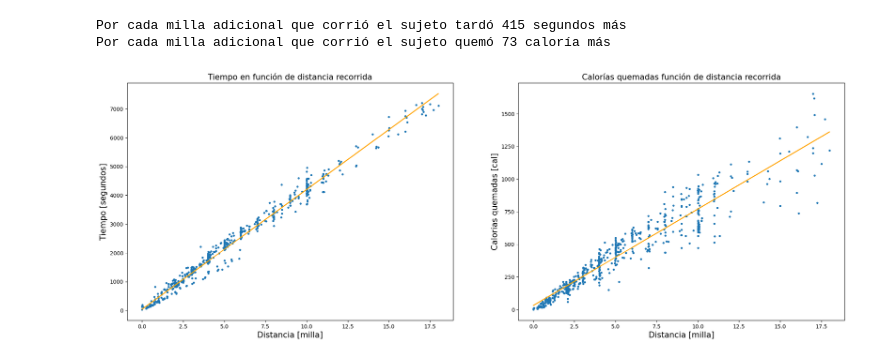
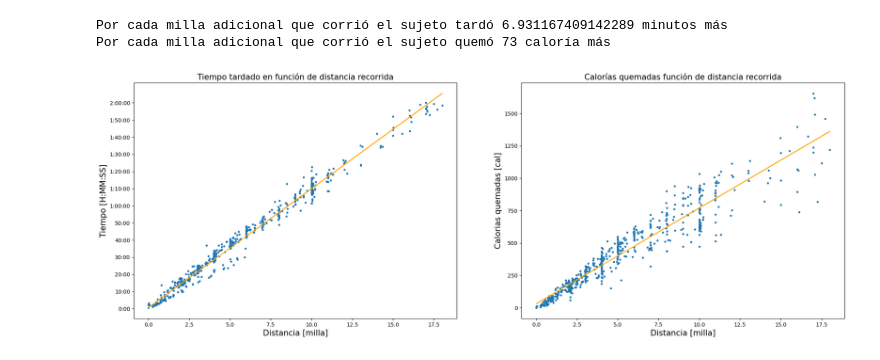
Before and after one commit to agusje1/C-digos, a Jupyter notebook: Running/Running.ipynb, the cells around one changed output. Saved outputs shown, nothing was run; the diff lists cells and outputs as text; code cells hidden in the pictures.

```diff
--- a/Running/Running.ipynb
+++ b/Running/Running.ipynb
@@ -38,7 +55,8 @@ def lineal(x,m,b):
 #Paso los tiempos a segundos
 df["Time_parsed"] = df["Time"].apply(parse_time_string)
 df["Time_seconds"] = df["Time_parsed"].dt.total_seconds()
-
+df["Avg Pace_parsed"] = df["Avg Pace"].apply(parse_time_string)
+df["Avg Pace_seconds"] = df["Avg Pace_parsed"].dt.total_seconds()
 
 #Limpio la columna de calorias que tiene entradas -- o entradas escritas como 1,310 (1310)
 calories_bool = df["Calories"] != "--"
@@ -48,16 +66,18 @@ df["Calories"] = np.nan_to_num(df["Calories"])
 df = df[df["Calories"] != 0]
 
 #De paso convierto en integers las columnas numéricas
-
-df["Max HR"] = df["Max HR"].astype(int)
-df["Avg HR"] = df["Avg HR"].astype(int)
-
 avg_cadence_bool = df["Avg Run Cadence"] != "--"
 df["Avg Run Cadence"] = df["Avg Run Cadence"]*avg_cadence_bool
 df["Avg Run Cadence"] = df["Avg Run Cadence"].replace({',': ''}, regex=True).apply(pd.to_numeric)
 df["Avg Run Cadence"] = np.nan_to_num(df["Avg Run Cadence"])
 df = df[df["Avg Run Cadence"] != 0]
 
+
+df["Max HR"] = df["Max HR"].astype(int)
+df["Avg HR"] = df["Avg HR"].astype(int)
+
+
+
 df["Avg Run Cadence"].astype(int)
 df["Max Run Cadence"].astype(int)
 df["Avg Stride Length"].astype(float)
@@ -77,26 +86,27 @@ Name: Avg Stride Length, Length: 660, dtype: float64
 # %%
 popt_0,pcov_0 = curve_fit(lineal,df["Distance"],df["Time_seconds"])
 popt_1,pcov_1 = curve_fit(lineal,df["Distance"],df["Calories"])
 
 
 fig,ax = plt.subplots(1,2,figsize=(24,8))
 
+ax[0].set_yticks(np.arange(0,7201,600),["0:00","10:00","20:00","30:00","40:00","50:00","1:00:00","1:10:00","1:20:00","1:30:00","1:40:00","1:50:00","2:00:00"])
 ax[0].scatter(df["Distance"],df["Time_seconds"],s=8)
 ax[0].plot(df["Distance"],lineal(df["Distance"],*popt_0),color="orange",label= "")
 ax[0].set_xlabel("Distancia [milla]",fontsize="15")
-ax[0].set_ylabel("Tiempo [segundos]",fontsize="15")
-ax[0].set_title("Tiempo en función de distancia recorrida",fontsize="15")
+ax[0].set_ylabel("Tiempo [H:MM:SS]",fontsize="15")
+ax[0].set_title("Tiempo tardado en función de distancia recorrida",fontsize="15")
 
 
 ax[1].scatter(df["Distance"],df["Calories"],s=8)
 ax[1].plot(df["Distance"],lineal(df["Distance"],*popt_1),color="orange",label= "")
 ax[1].set_xlabel("Distancia [milla]",fontsize="15")
 ax[1].set_ylabel("Calorias quemadas [cal]",fontsize="15")
 ax[1].set_title("Calorías quemadas función de distancia recorrida",fontsize="15")
 
-print("Por cada milla adicional que corrió el sujeto tardó " + str(int(popt_0[0])) + " segundos más")
+print("Por cada milla adicional que corrió el sujeto tardó " + str(float(popt_0[0]/60)) + " minutos más")
 print("Por cada milla adicional que corrió el sujeto quemó " + str(int(popt_1[0])) + " caloría más")
 # %% [output]
-Por cada milla adicional que corrió el sujeto tardó 415 segundos más
+Por cada milla adicional que corrió el sujeto tardó 6.931167409142289 minutos más
 Por cada milla adicional que corrió el sujeto quemó 73 caloría más
-[figure, old version]
+[figure, new version]
```
Also changed, not shown: parts of 19 cells of this notebook.
